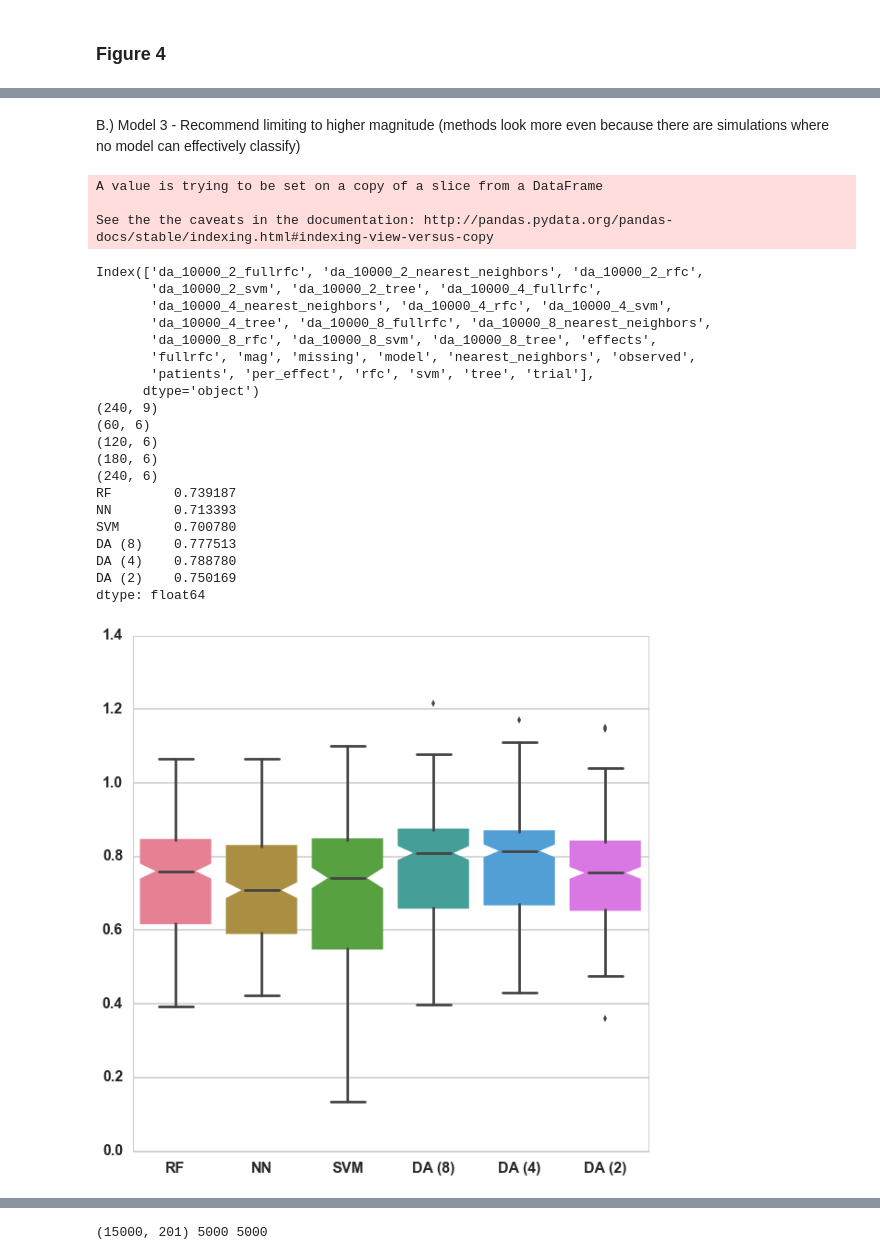
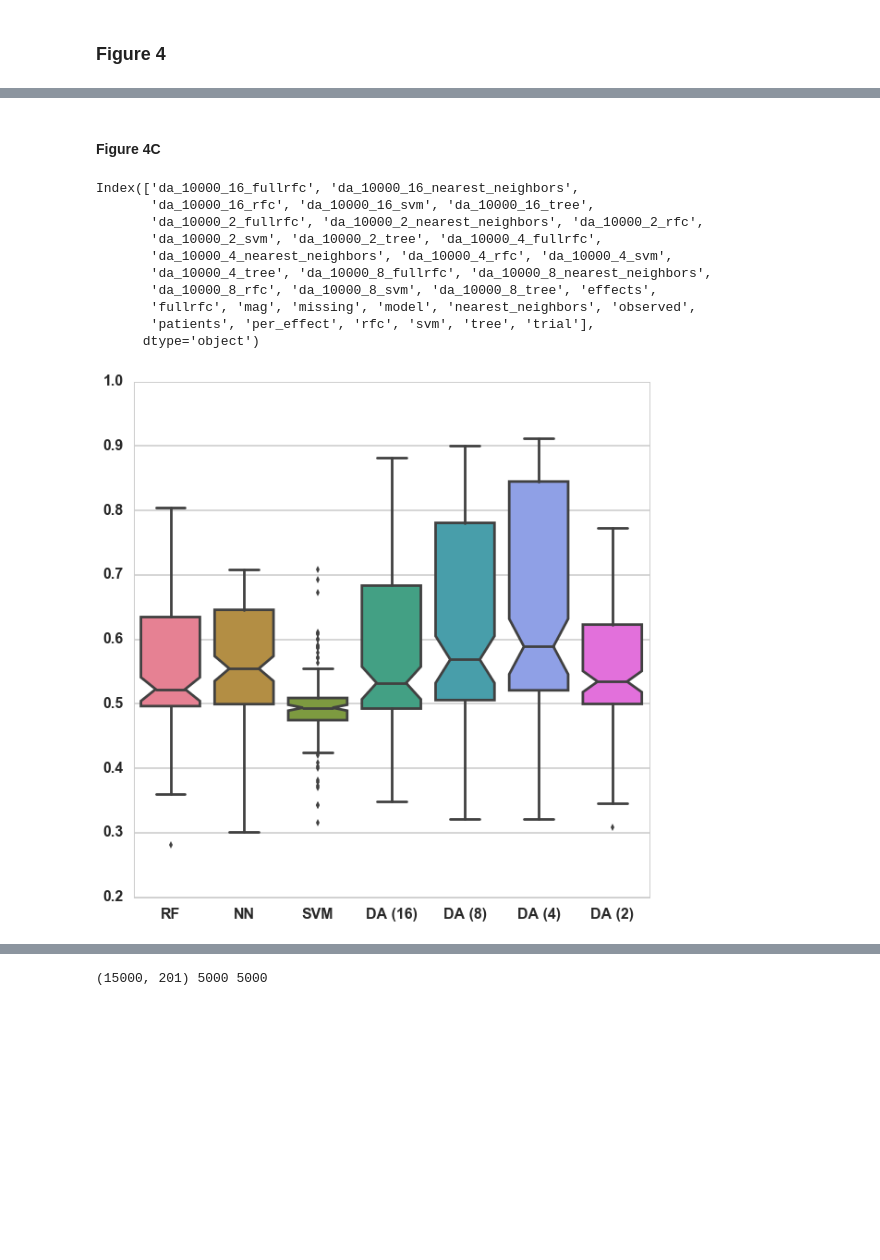
Before and after one commit to greenelab/DAPS, a Jupyter notebook: Figures.ipynb, the cells around one changed output, grey strips where cells are left out. Drawn from its saved outputs; the diff is of its cells as text; code cells hidden in the pictures; blank space fills up the shorter version.

Commit message:
Updated to correct missing data bug

```diff
--- a/Figures.ipynb
+++ b/Figures.ipynb
@@ -281,8 +166,11 @@ scatter(proj2, y_tsne)
 # %%
-df = load_data('1')
+df = helpers.load_data('1')
+
+print(da_classifier)
 
 for p in df['patients'].unique():
-    df_select = df.loc[(df['patients'] == p) & (df['mag'] == 2)]
+    df_select = df.loc[(df['patients'] == p) & (df['mag'] == 2) &
+                       (df['observed'] == 400)]
     four_col = df_select[['Random Forest', 'Nearest Neighbors', 'DA (2)', 'SVM']] #, 'da_2000_2_tree', 'svm']]
     four_col = four_col.rename(columns={'Random Forest':'RF', 'DA (10000)':'DA',
                        'Nearest Neighbors': 'NN', 'svm': 'SVM'})
@@ -294,6 +182,7 @@ for p in df['patients'].unique():
     g = sns.boxplot(data=four_col, notch=True, palette="husl")
     g.set_ylim([0, 1])
     g.set_title('Patients: ' + str(p), fontdict=font)
+    plt.savefig('./images/figure_3_patients_' + str(p) + '.png')
 # %% [output]
 Index(['da_10000_2_fullrfc', 'da_10000_2_nearest_neighbors', 'da_10000_2_rfc',
        'da_10000_2_svm', 'da_10000_2_tree', 'effects', 'fullrfc', 'mag',
@@ -327,5 +202,5 @@ A.) Model 2
 # %%
-df = load_data('2')
+df = helpers.load_data('2')
 four_col = df[['effects', 'mag', 'patients', 'Random Forest', 'Nearest Neighbors', comparison_classifier,
                'DA (8)', 'DA (4)', 'DA (2)']]
 four_col = four_col.rename(columns={'Random Forest':'RF', 'Nearest Neighbors': 'NN', 'svm': 'SVM'})
@@ -337,5 +212,5 @@ plt.figure(figsize=(10,10))
 sns.set_style("whitegrid")
 sns.set_context("poster")
 g = sns.boxplot(data=results_df, palette="husl", notch=True)
-# g.set_title('ROC AUC - Model 2')
+plt.savefig('./images/figure_4_a.png')
 # %% [output]
@@ -406,51 +280,33 @@ dtype: float64
-# %% [markdown]
-B.) Model 3 -
-Recommend limiting to higher magnitude (methods look more even because there are simulations where no model can effectively classify)
+# %% [markdown]
+#### Figure 4C
 # %%
-df = load_data('3')
-# Randomness
-expected_e = {1:1, 2: 1, 4:0.6875, 8:0.64, 16:0.6}
+df = helpers.load_data('4')
+
 results_df = pd.DataFrame()
 four_col = df[['effects', 'mag', 'patients', 'Random Forest', 'Nearest Neighbors', comparison_classifier,
-                   'DA (8)', 'DA (4)', 'DA (2)']]
+                   'DA (16)', 'DA (8)', 'DA (4)',
+                   'DA (2)']]
 four_col = four_col.rename(columns={'Random Forest':'RF', 'Nearest Neighbors': 'NN', 'svm': 'SVM'})
 
-print(four_col.shape)
-for e in four_col['effects'].unique():
-    df_select = four_col.loc[(four_col['effects'] == e)]
-    df_select.drop(['effects', 'mag', 'patients'], axis=1, inplace=True)
+df_select = four_col
+df_select = four_col.loc[(four_col['effects'] <= 4)]
+df_select.drop(['effects', 'mag', 'patients'], axis=1, inplace=True)
 
-    results_df = pd.concat([results_df, (df_select / expected_e[e])])
-    print(results_df.shape)
-
-print(results_df.mean())
+results_df = pd.concat([results_df, (df_select)])
 plt.figure(figsize=(10,10))
 sns.set_style("whitegrid")
 sns.set_context("poster")
 g = sns.boxplot(data=results_df, palette="husl", notch=True)
-# g.set_title('Percent of Expected Max Classification')
+plt.savefig('./images/figure_4_c.png')
 # %% [output]
-A value is trying to be set on a copy of a slice from a DataFrame
-
-See the the caveats in the documentation: http://pandas.pydata.org/pandas-docs/stable/indexing.html#indexing-view-versus-copy
+Index(['da_10000_16_fullrfc', 'da_10000_16_nearest_neighbors',
+       'da_10000_16_rfc', 'da_10000_16_svm', 'da_10000_16_tree',
+       'da_10000_2_fullrfc', 'da_10000_2_nearest_neighbors', 'da_10000_2_rfc',
+       'da_10000_2_svm', 'da_10000_2_tree', 'da_10000_4_fullrfc',
+       'da_10000_4_nearest_neighbors', 'da_10000_4_rfc', 'da_10000_4_svm',
+       'da_10000_4_tree', 'da_10000_8_fullrfc', 'da_10000_8_nearest_neighbors',
+       'da_10000_8_rfc', 'da_10000_8_svm', 'da_10000_8_tree', 'effects',
+       'fullrfc', 'mag', 'missing', 'model', 'nearest_neighbors', 'observed',
+       'patients', 'per_effect', 'rfc', 'svm', 'tree', 'trial'],
+      dtype='object')
-Index(['da_10000_2_fullrfc', 'da_10000_2_nearest_neighbors', 'da_10000_2_rfc',
-       'da_10000_2_svm', 'da_10000_2_tree', 'da_10000_4_fullrfc',
-       'da_10000_4_nearest_neighbors', 'da_10000_4_rfc', 'da_10000_4_svm',
-       'da_10000_4_tree', 'da_10000_8_fullrfc', 'da_10000_8_nearest_neighbors',
-       'da_10000_8_rfc', 'da_10000_8_svm', 'da_10000_8_tree', 'effects',
-       'fullrfc', 'mag', 'missing', 'model', 'nearest_neighbors', 'observed',
-       'patients', 'per_effect', 'rfc', 'svm', 'tree', 'trial'],
-      dtype='object')
-(240, 9)
-(60, 6)
-(120, 6)
-(180, 6)
-(240, 6)
-RF        0.739187
-NN        0.713393
-SVM       0.700780
-DA (8)    0.777513
-DA (4)    0.788780
-DA (2)    0.750169
-dtype: float64
-[figure, old version]
+[figure, new version]
```
Also changed, not shown: parts of 57 cells of this notebook, 21 other files.
